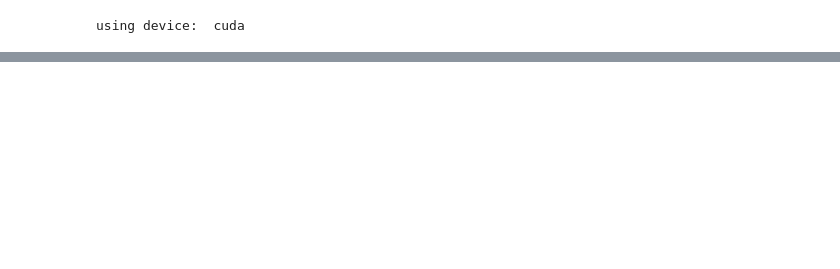
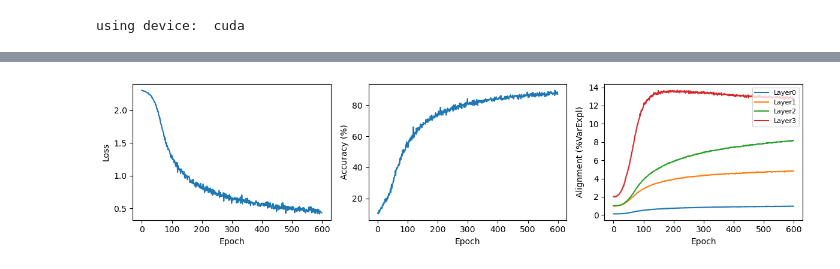
Before and after one commit to landoskape/networkAlignmentAnalysis, a Jupyter notebook: workspace.ipynb, the cells around one changed output, grey strips where cells are left out. Drawn from its saved outputs; the diff is of its cells as text; code cells hidden in the pictures; blank space fills up the shorter version.

```diff
--- a/workspace.ipynb
+++ b/workspace.ipynb
@@ -233,17 +28,19 @@ preprocess = transforms.Compose([
             transforms.Normalize((0.1307,), (0.3081,)), # normalize inputs
             transforms.Lambda(torch.flatten), # convert to vectors
         ])
-trainloader, testloader = datasets.downloadMNIST(preprocess=preprocess)
+trainloader, testloader = datasets.downloadMNIST(batchSize=2048, preprocess=preprocess)
 # %%
+net = MLP()
 net.to(DEVICE)
 
 # Prepare Training Functions
 loss_function = nn.CrossEntropyLoss() # Note: this automatically applies softmax...
-optimizer = torch.optim.SGD(net.parameters(), lr=1e-3)
+optimizer = torch.optim.SGD(net.parameters(), lr=1e-1)
 # optimizer = torch.optim.Adadelta(net.parameters())
+# optimizer = torch.optim.Adam(net.parameters(), lr=1e-3)
 
 # Preallocate summary variables
-iterations = 100
+iterations = 20
 numTrainingSteps = len(trainloader)*iterations
 trackLoss = torch.zeros(numTrainingSteps)
 trackAccuracy = torch.zeros(numTrainingSteps)
@@ -254,14 +51,16 @@ init_weights = net.get_alignment_weights()
 
 # Train Network & Measure Integration
 t = time.time()
-for epoch in tqdm(range(0, iterations)):
+for epoch in range(0, iterations):
+    print('iteration: ', epoch)
+
     # Set current loss value
     currentLoss = 0.0
     numBatches = 0
     currentCorrect = 0
     currentAttempted = 0
 
-    for idx,batch in enumerate(trainloader):
+    for idx,batch in tqdm(enumerate(trainloader)):
         cidx = epoch*len(trainloader) + idx
 
         images, label = batch
@@ -272,12 +71,16 @@ for epoch in tqdm(range(0, iterations)):
         optimizer.zero_grad()
 
         # Perform forward pass
-        outputs = net(images)
+        outputs = net(images, store_hidden=True)
 
         # Perform backward pass & optimization
         loss = loss_function(outputs, label)
         loss.backward()
         optimizer.step()
+
+        # Track Loss and Accuracy
+        trackLoss[cidx] = loss.item()
+        trackAccuracy[cidx] = 100*torch.sum(torch.argmax(outputs,axis=1)==label)/images.shape[0]
 
         # Measure Integration
         alignFull.append(net.measure_alignment(images, precomputed=True, method='alignment'))
@@ -285,10 +88,6 @@ for epoch in tqdm(range(0, iterations)):
         # Measure Change in Weights
         deltaWeights.append(net.compare_weights(init_weights))
 
-        # Track Loss and Accuracy
-        trackLoss[cidx] = loss.item()
-        trackAccuracy[cidx] = 100*torch.sum(torch.argmax(outputs,axis=1)==label)/images.shape[0]
-
     # Print statistics for each epoch
     print('Loss in epoch %3d: %.3f, Accuracy: %.2f%%.' % (epoch, loss.item(), 100*torch.sum(torch.argmax(outputs,axis=1)==label)/images.shape[0]))
 # %% [output]
@@ -300,0 +122,23 @@ ValueError: x needs to be provided if precomputed is False
+# %%
+# This code plots absolute values of loss, accuracy, similarity, and integration
+# -- useful for knowing what the true (unnormalized) values are --
+numEpoch = trackLoss.shape[0]
+alignMean = avgFromFull(alignFull)
+
+# Note: similarity and integration are only current -- I changed it to simMean,intMean,simStd,intStd for future reference and for plotting error bars!
+fig,ax = plt.subplots(1,3,figsize=(12,3))
+ax[0].plot(trackLoss)
+ax[0].set_xlabel('Epoch')
+ax[0].set_ylabel('Loss')
+ax[1].plot(trackAccuracy)
+ax[1].set_xlabel('Epoch')
+ax[1].set_ylabel('Accuracy (%)')
+for i in range(alignMean.shape[0]):
+    ax[2].plot(alignMean[i,:]*100,label=f'Layer{i}')
+ax[2].set_xlabel('Epoch')
+ax[2].set_ylabel('Alignment (%VarExpl)')
+ax[2].legend(fontsize=8, loc='upper right')
+
+plt.tight_layout()
+# %% [output]
+[figure, added]
```
Also changed, not shown: parts of 6 cells of this notebook, 2 other files.
